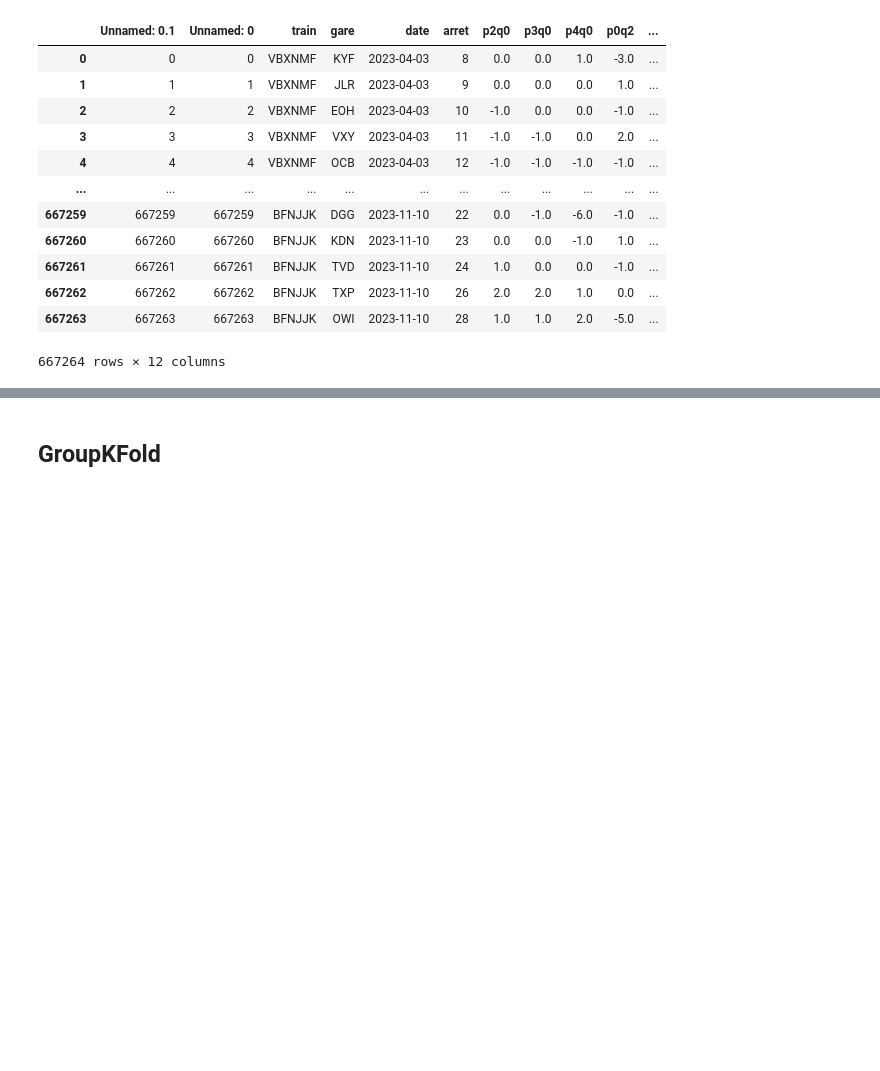
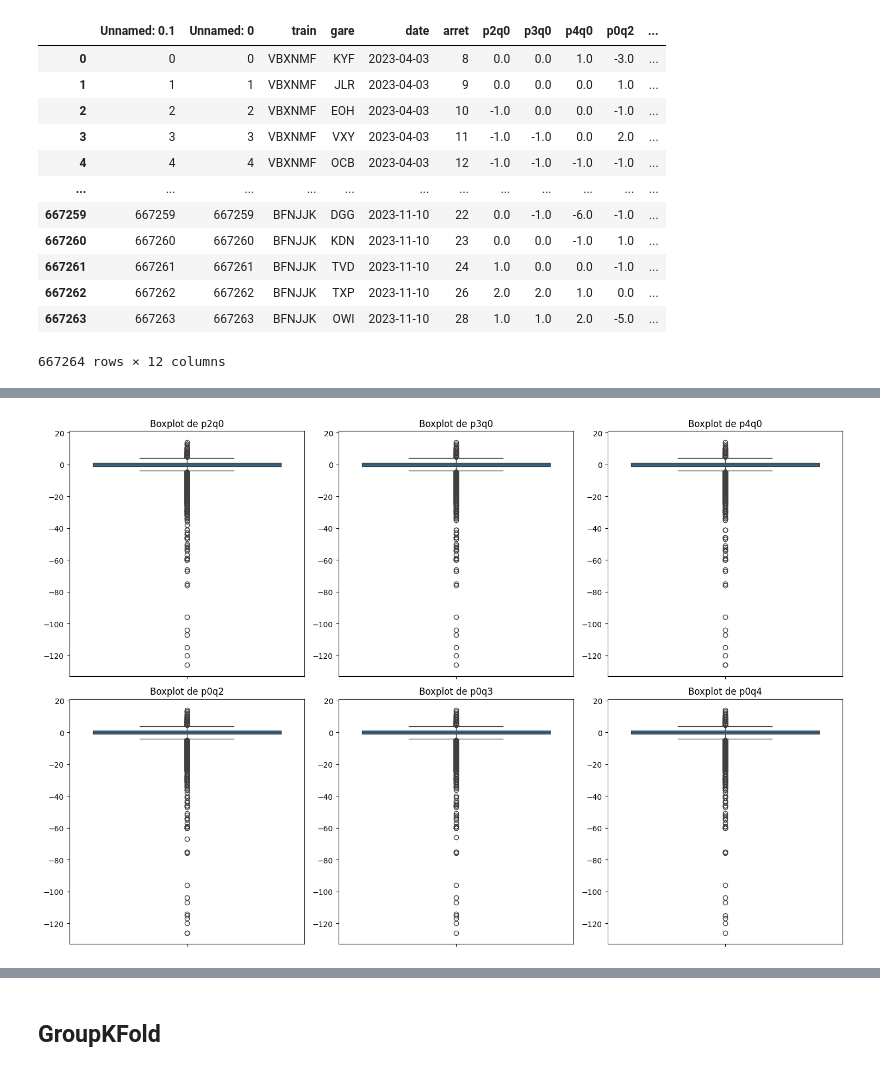
Before and after one commit to motawassimlahmadi/SNCF_DataChallenge166, a Jupyter notebook: notebooks/timeseriessplit.ipynb, the cells around one changed output, grey strips where cells are left out. Cells and saved outputs as stored; diff of their text form; code cells hidden in the pictures; blank space fills up the shorter version.

```diff
--- a/notebooks/timeseriessplit.ipynb
+++ b/notebooks/timeseriessplit.ipynb
@@ -28,3 +31,9 @@ x_train
 | 667262 | 667262 | 667262 | BFNJJK | TXP | 2023-11-10 | 26 | 2.0 | 2.0 | 1.0 | 0.0 | ... |
 | 667263 | 667263 | 667263 | BFNJJK | OWI | 2023-11-10 | 28 | 1.0 | 1.0 | 2.0 | -5.0 | ... |
 667264 rows × 12 columns
+# %%
+x_train["date"]  = pd.to_datetime(x_train["date"])
+x_train["year"] = x_train["date"].dt.year
+x_train["month"] = x_train["date"].dt.month
+x_train["day"] = x_train["date"].dt.day
+x_train["day_of_week"] = x_train["date"].dt.dayofweek
@@ -30,0 +62,19 @@ x_train
+# %%
+import pandas as pd
+
+df = x_train.copy()
+df['target'] = y_train.values
+
+mask_train = df['month'].isin([4, 5, 6, 9, 10])
+mask_val = df['month'] == 11
+
+X_train_local = df[mask_train].drop(columns=['target'])
+y_train_local = df[mask_train]['target']
+
+
+X_val_local = df[mask_val].drop(columns=['target'])
+y_val_local = df[mask_val]['target']
+
+# 4. Vérification
+print(f"Taille du set d'entraînement : {X_train_local.shape[0]} lignes")
+print(f"Taille du set de validation  : {X_val_local.shape[0]} lignes")
@@ -30,0 +84,3 @@ x_train
+# %%
+month_6 = X_train_local[X_train_local["month"] == 6]
+month_6
@@ -30,0 +113,18 @@ x_train
+# %%
+month_6.loc[month_6["p0q3"] <= -500, "p0q3"] = (month_6["p0q2"] + month_6["p0q4"]) / 2
+month_6.loc[month_6["p0q4"] <= -500, "p0q4"] = (month_6["p0q2"] + month_6["p0q3"]) / 2
+# %%
+colonnes = ["p2q0","p3q0","p4q0","p0q2","p0q3","p0q4"]
+
+
+fig, axes = plt.subplots(2, 3, figsize=(15, 10))
+
+for ax, col in zip(axes.flatten(), colonnes):
+    sns.boxplot(y=month_6[col], ax=ax)
+    ax.set_title(f"Boxplot de {col}")
+    ax.set_ylabel("")
+
+plt.tight_layout()
+plt.show()
+# %% [output]
+[figure, added]
```
Also changed, not shown: parts of 19 cells of this notebook, 2 other files.
